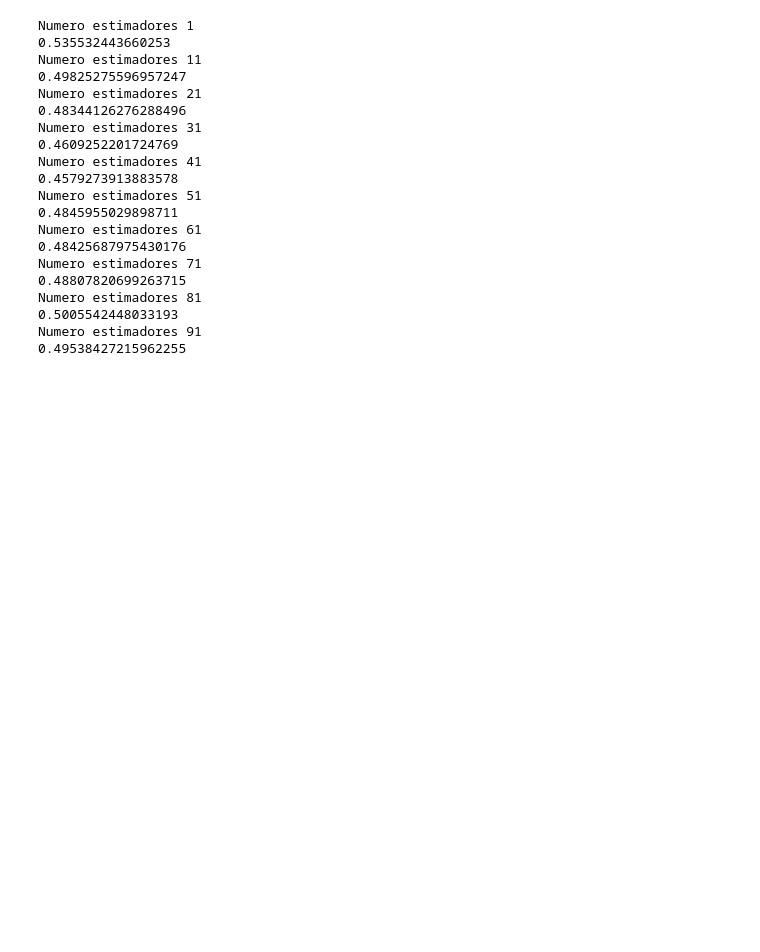
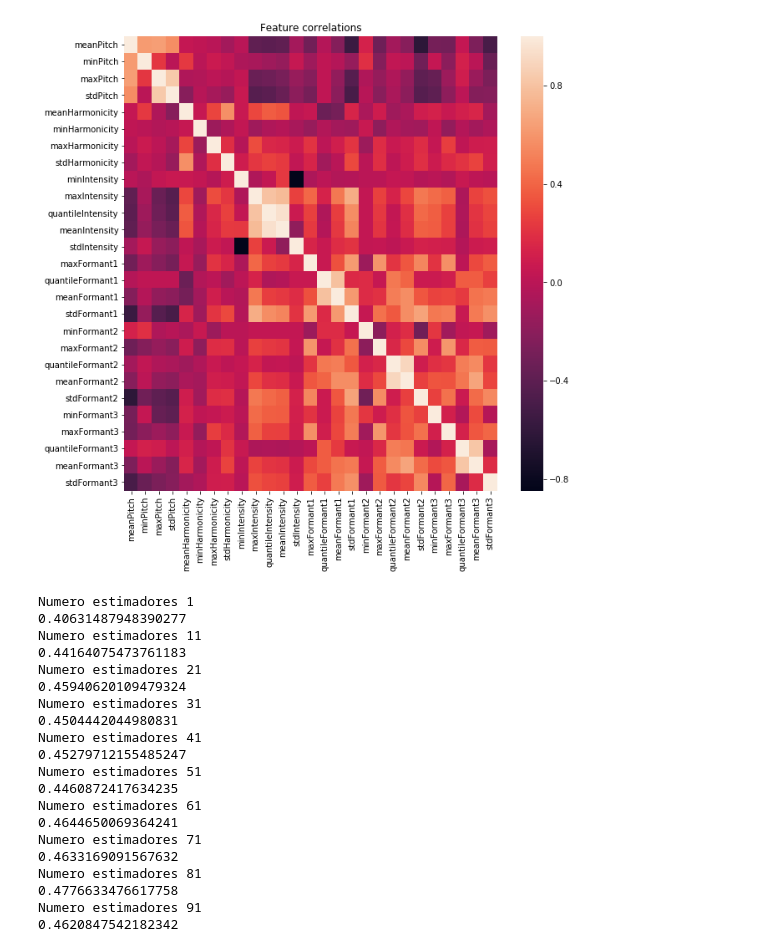
Before and after one commit to MrDevoid/TFG, a Jupyter notebook: Untitled.ipynb, the cells around one changed output. Cells and saved outputs as stored; diff of their text form; code cells hidden in the pictures; blank space fills up the shorter version.

Commit message:
Added heatmap

```diff
--- a/Untitled.ipynb
+++ b/Untitled.ipynb
@@ -17,0 +10,25 @@ X_normalized = pd.DataFrame(scaled_df)
+# %%
+audiosMezclados = pd.read_csv('sonidosMezclados.csv')
+audiosAleman = pd.read_csv('sonidosAleman.csv')
+audiosPelicula = pd.read_csv('sonidosPelicula.csv')
+# %%
+audiosMezclados = audiosMezclados.drop(['minFormant1'], axis=1)
+audiosAleman = audiosAleman.drop(['minFormant1'], axis=1)
+audiosPelicula = audiosPelicula.drop(['minFormant1'], axis=1)
+# %%
+X_Mezclados = audiosMezclados.drop(['Result'], axis=1)
+y_Mezclados = audiosMezclados.Result
+
+X_Aleman = audiosAleman.drop(['Result'], axis=1)
+y_Aleman = audiosAleman.Result
+
+X_Pelicula = audiosPelicula.drop(['Result'], axis=1)
+y_Pelicula = audiosPelicula.Result
+# %%
+plt.subplots(figsize=(10,10))
+correlation = X_Mezclados.corr()
+sns.heatmap(correlation, xticklabels = correlation.columns.values,yticklabels=correlation.columns.values)
+plt.title('Feature correlations')
+plt.show()
+# %% [output]
+[figure, added]
@@ -18,28 +44,28 @@ X_normalized = pd.DataFrame(scaled_df)
 # %%
 for i in range(1, 101, 10):
     model = AdaBoostClassifier(n_estimators=i)
-    scores = cross_val_score(model, X_normalized, y, cv=10, scoring='accuracy')
+    scores = cross_val_score(model, X_MezcladosNor, y_Mezclados, cv=10, scoring='accuracy')
     print('Numero estimadores', i)
     print(scores.mean())
 # %% [output]
 Numero estimadores 1
-0.535532443660253
+0.40631487948390277
 Numero estimadores 11
-0.49825275596957247
+0.44164075473761183
 Numero estimadores 21
-0.48344126276288496
+0.45940620109479324
 Numero estimadores 31
-0.4609252201724769
+0.4504442044980831
 Numero estimadores 41
-0.4579273913883578
+0.45279712155485247
 Numero estimadores 51
-0.4845955029898711
+0.4460872417634235
 Numero estimadores 61
-0.48425687975430176
+0.4644650069364241
 Numero estimadores 71
-0.48807820699263715
+0.4633169091567632
 Numero estimadores 81
-0.5005542448033193
+0.4776633476617758
 Numero estimadores 91
-0.49538427215962255
+0.4620847542182342
 # %%
```
Also changed, not shown: parts of 9 cells of this notebook.
